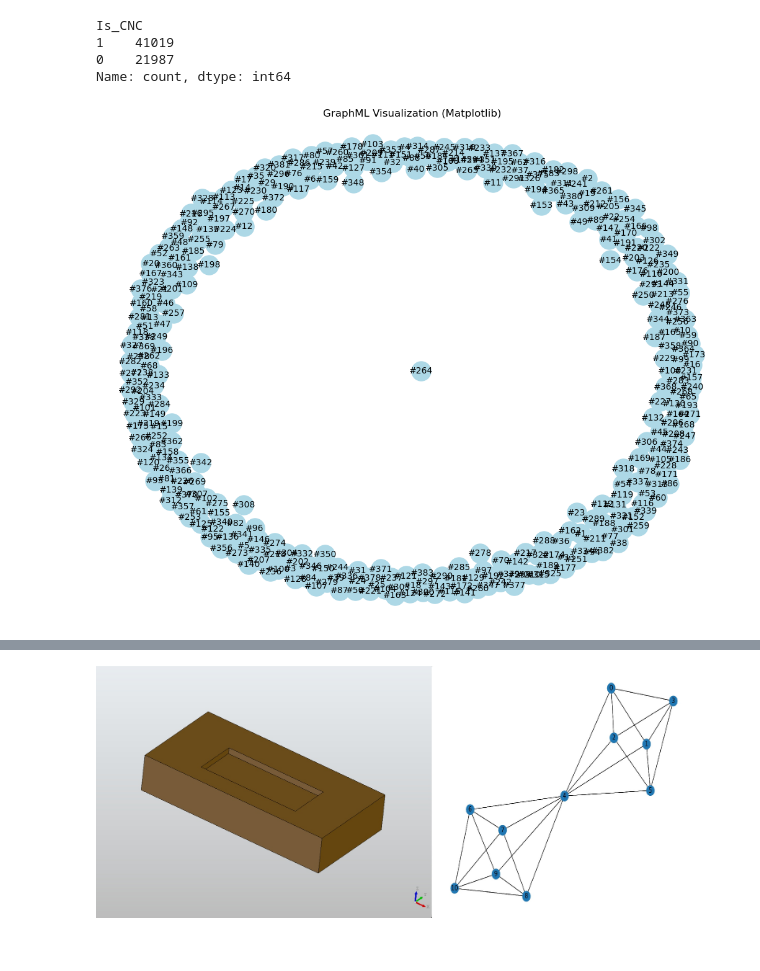
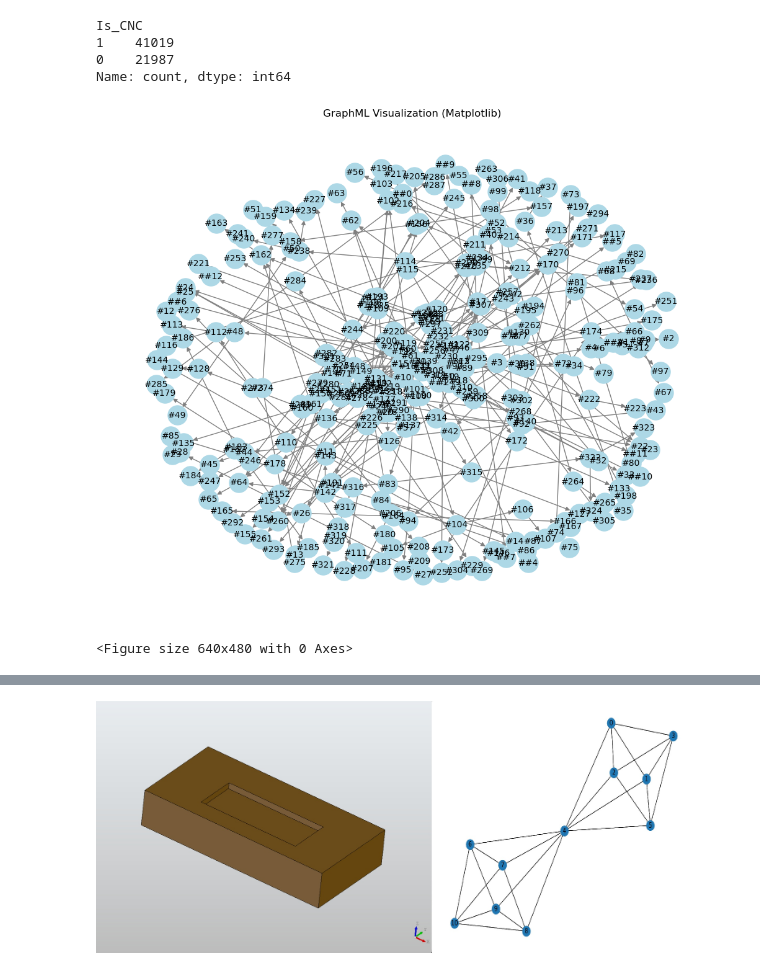
Before and after one commit to ml-phan/manufacturing-tech-gnn, a Jupyter notebook: main.ipynb, the cells around one changed output, grey strips where cells are left out. Saved outputs shown, nothing was run; the diff lists cells and outputs as text; code cells hidden in the pictures.

```diff
--- a/main.ipynb
+++ b/main.ipynb
@@ -393,6 +393,8 @@ Is_CNC
 0    21987
 Name: count, dtype: int64
 # %%
-display_graphml_matplotlib(r"E:\gnn_data\graphml_files\100042_00048569_Seal_Holder_step_002.graphml")
+display_graphml_matplotlib(r"E:\gnn_data\square_pocket\square_pocket.graphml")
+# Save graph plot to file
 # %% [output]
-[figure, old version]
+[figure, new version]
+<Figure size 640x480 with 0 Axes>
```
Also changed, not shown: parts of 4 cells of this notebook, 51 other files.
